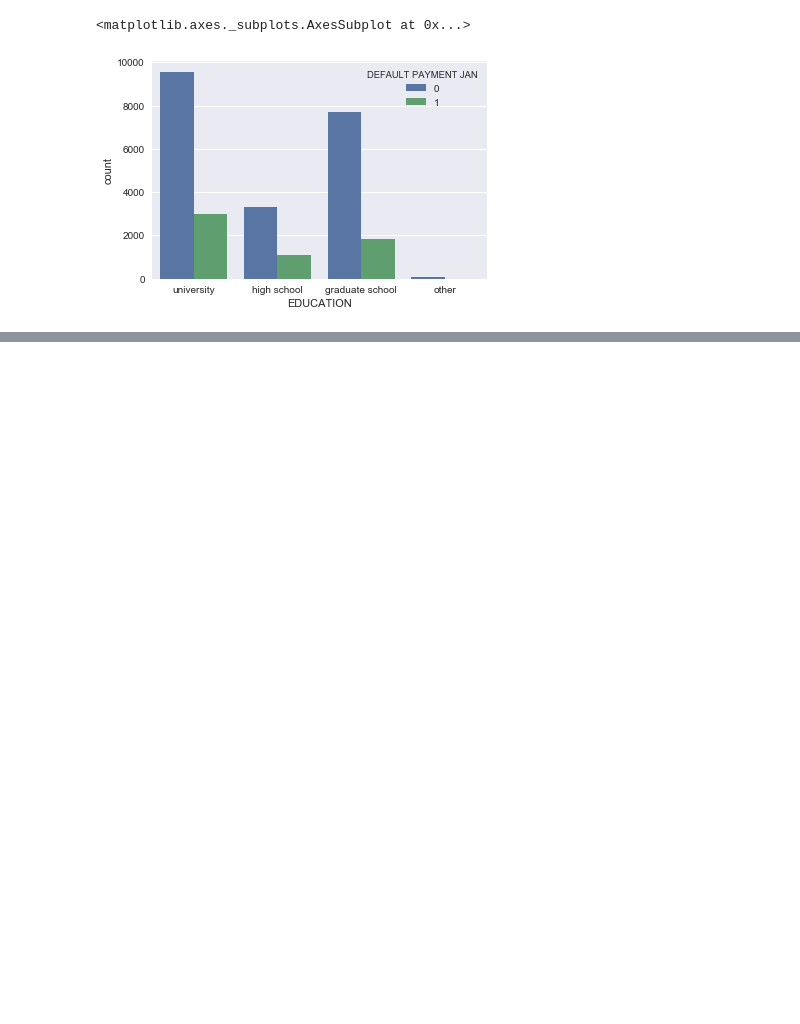
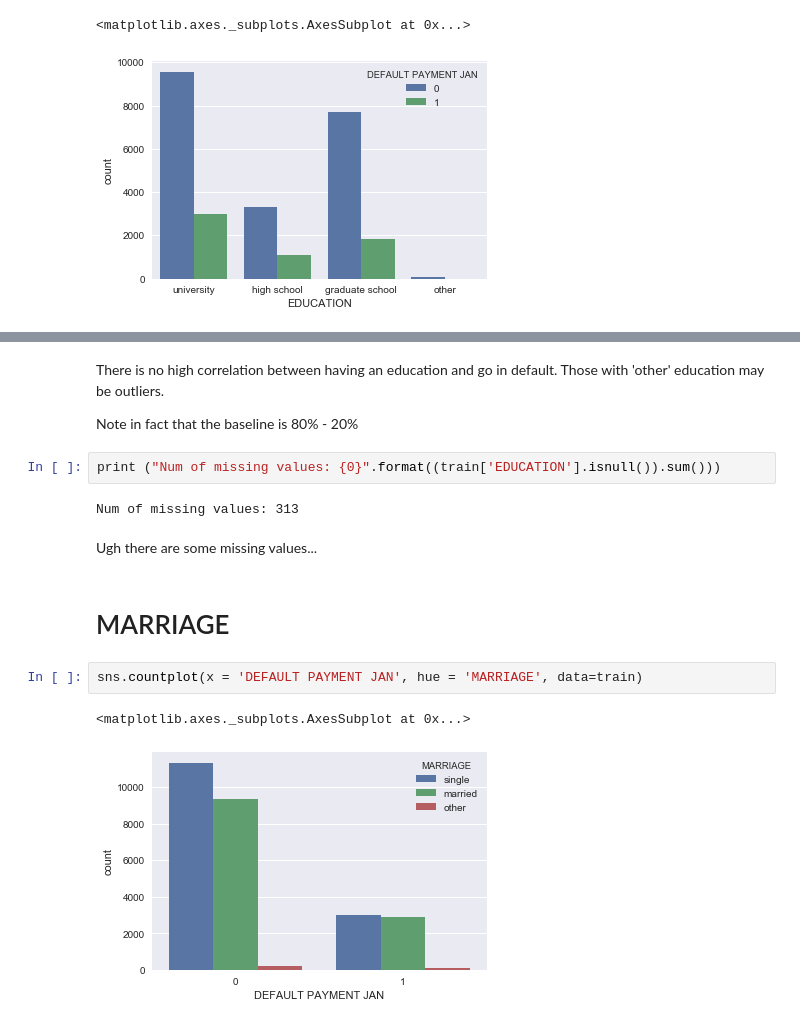
Before and after one commit to pietrodimarco91/Machine-Learning-Project-Loan-Default-Prediction, a Jupyter notebook: DataExploration.ipynb, the cells around one changed output, grey strips where cells are left out. Drawn from its saved outputs; the diff is of its cells as text; blank space fills up the shorter version.

```diff
--- a/DataExploration.ipynb
+++ b/DataExploration.ipynb
@@ -132,0 +151,17 @@ sns.countplot(x = 'EDUCATION', hue='DEFAULT PAYMENT JAN', data=train)
+# %% [markdown]
+There is no high correlation between having an education and go in default. Those with 'other' education may be outliers.
+
+Note in fact that the baseline is 80% - 20%
+# %%
+print ("Num of missing values: {0}".format((train['EDUCATION'].isnull()).sum()))
+# %% [output]
+Num of missing values: 313
+# %% [markdown]
+Ugh there are some missing values...
+# %% [markdown]
+# MARRIAGE
+# %%
+sns.countplot(x = 'DEFAULT PAYMENT JAN', hue = 'MARRIAGE', data=train)
+# %% [output]
+<matplotlib.axes._subplots.AxesSubplot at 0x...>
+[figure, added]
```
Also changed, not shown: parts of 28 cells of this notebook.
